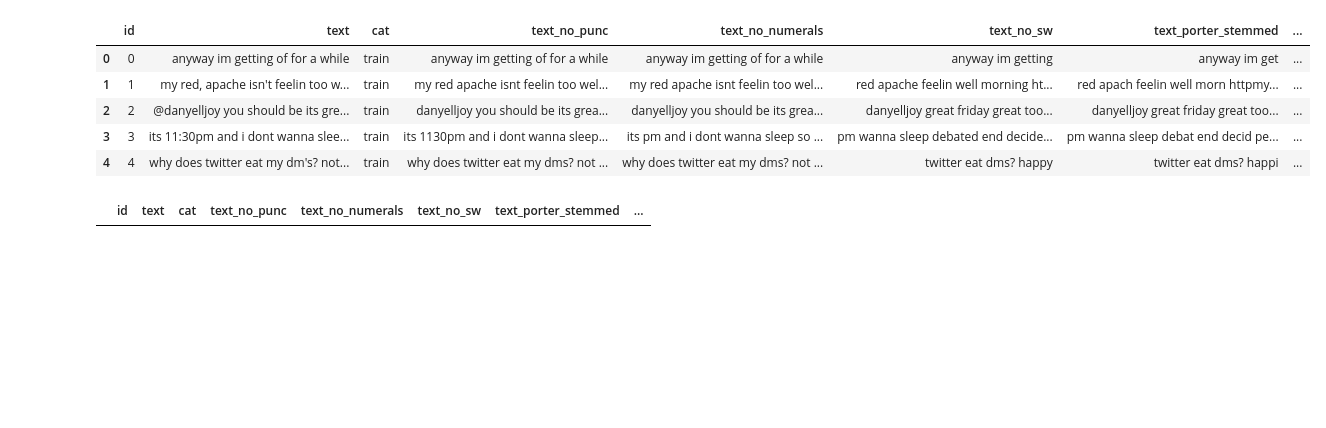
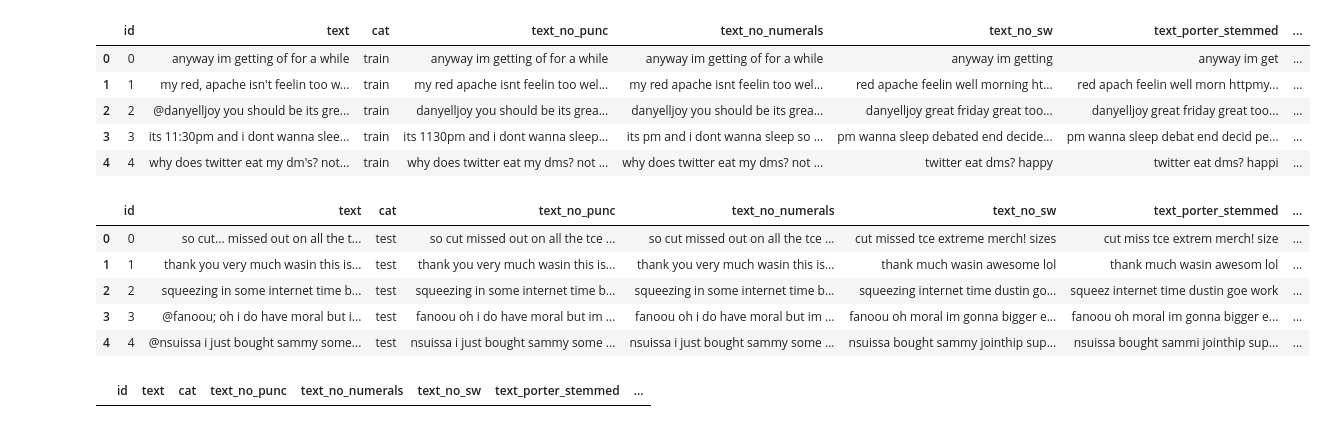
Before and after one commit to tanner-ducharme/ift6390-kaggle-2, a Jupyter notebook: naive_bayes.ipynb, the cells around one changed output. Drawn from its saved outputs; the diff is of its cells as text; code cells hidden in the pictures; blank space fills up the shorter version.

```diff
--- a/naive_bayes.ipynb
+++ b/naive_bayes.ipynb
@@ -20,7 +20,7 @@ tqdm.pandas()
 input_path = 'data/input/'
 # %%
 all_train_data = pd.read_csv(input_path + 'train_data_prepped.csv').fillna('')
-test = pd.read_csv(input_path + 'test_data_prepped.csv').fillna('')
+all_test_data = pd.read_csv(input_path + 'test_data_prepped.csv').fillna('')
 # %%
 all_train_data.head()
 # %% [output]
@@ -30,6 +30,15 @@ all_train_data.head()
 | 2 | 2 | @danyelljoy you should be its gre... | train | danyelljoy you should be its grea... | danyelljoy you should be its grea... | danyelljoy great friday great too... | danyelljoy great friday great too... | ... |
 | 3 | 3 | its 11:30pm and i dont wanna slee... | train | its 1130pm and i dont wanna sleep... | its pm and i dont wanna sleep so ... | pm wanna sleep debated end decide... | pm wanna sleep debat end decid pe... | ... |
 | 4 | 4 | why does twitter eat my dm's? not... | train | why does twitter eat my dms? not ... | why does twitter eat my dms? not ... | twitter eat dms? happy | twitter eat dms? happi | ... |
+# %%
+all_test_data.head()
+# %% [output]
+|  | id | text | cat | text_no_punc | text_no_numerals | text_no_sw | text_porter_stemmed | ... |
+| 0 | 0 | so cut... missed out on all the t... | test | so cut missed out on all the tce ... | so cut missed out on all the tce ... | cut missed tce extreme merch! sizes | cut miss tce extrem merch! size | ... |
+| 1 | 1 | thank you very much wasin this is... | test | thank you very much wasin this is... | thank you very much wasin this is... | thank much wasin awesome lol | thank much wasin awesom lol | ... |
+| 2 | 2 | squeezing in some internet time b... | test | squeezing in some internet time b... | squeezing in some internet time b... | squeezing internet time dustin go... | squeez internet time dustin goe work | ... |
+| 3 | 3 | @fanoou; oh i do have moral but i... | test | fanoou oh i do have moral but im ... | fanoou oh i do have moral but im ... | fanoou oh moral im gonna bigger e... | fanoou oh moral im gonna bigger e... | ... |
+| 4 | 4 | @nsuissa i just bought sammy some... | test | nsuissa i just bought sammy some ... | nsuissa i just bought sammy some ... | nsuissa bought sammy jointhip sup... | nsuissa bought sammi jointhip sup... | ... |
 # %%
 all_train_data[all_train_data.isnull().any(axis=1)]
 # %% [output]
```
Also changed, not shown: parts of 28 cells of this notebook, 1 other file.
